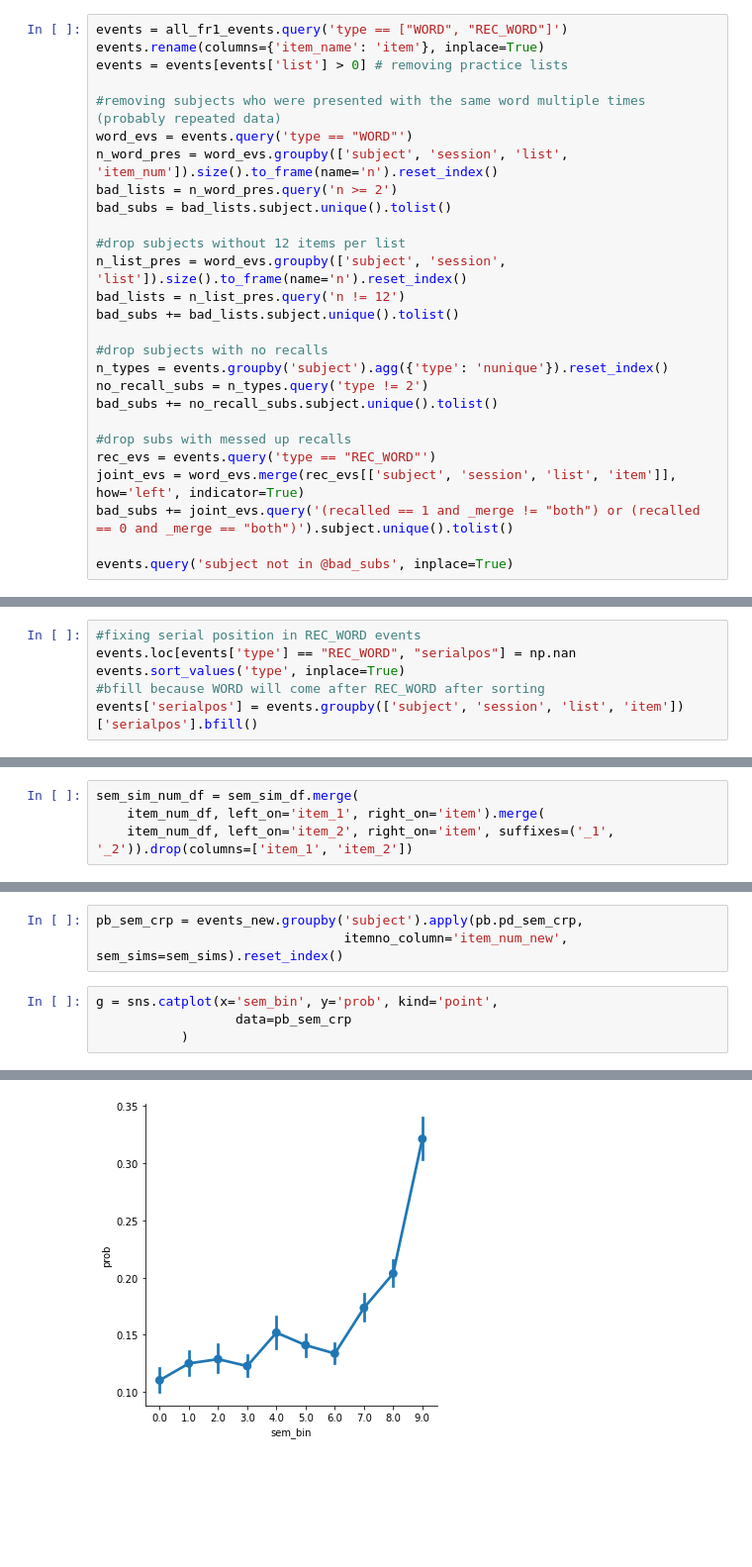
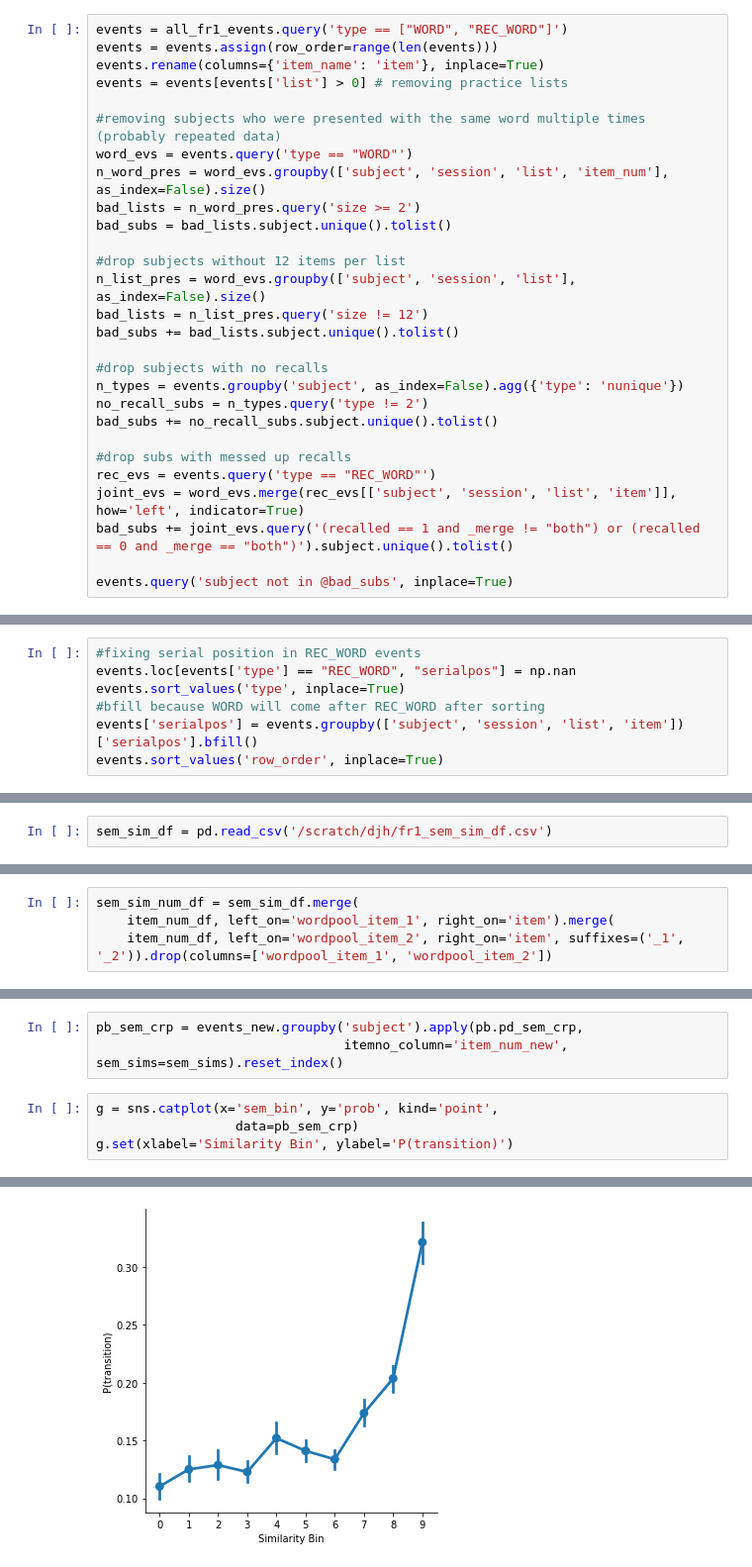
Before and after one commit to pennmem/pybeh_pd, a Jupyter notebook: FR1_analyses.ipynb, the cells around one changed output, grey strips where cells are left out. Shown at 99% size. Cells and saved outputs as stored; diff of their text form; blank space fills up the shorter version.

```diff
--- a/FR1_analyses.ipynb
+++ b/FR1_analyses.ipynb
@@ -10,21 +33,22 @@ all_fr1_events = cml.CMLReader.load_events(experiments=["FR1"])
 # %%
 events = all_fr1_events.query('type == ["WORD", "REC_WORD"]')
+events = events.assign(row_order=range(len(events)))
 events.rename(columns={'item_name': 'item'}, inplace=True)
 events = events[events['list'] > 0] # removing practice lists
 
 #removing subjects who were presented with the same word multiple times (probably repeated data)
 word_evs = events.query('type == "WORD"')
-n_word_pres = word_evs.groupby(['subject', 'session', 'list', 'item_num']).size().to_frame(name='n').reset_index()
-bad_lists = n_word_pres.query('n >= 2')
+n_word_pres = word_evs.groupby(['subject', 'session', 'list', 'item_num'], as_index=False).size()
+bad_lists = n_word_pres.query('size >= 2')
 bad_subs = bad_lists.subject.unique().tolist()
 
 #drop subjects without 12 items per list
-n_list_pres = word_evs.groupby(['subject', 'session', 'list']).size().to_frame(name='n').reset_index()
-bad_lists = n_list_pres.query('n != 12')
+n_list_pres = word_evs.groupby(['subject', 'session', 'list'], as_index=False).size()
+bad_lists = n_list_pres.query('size != 12')
 bad_subs += bad_lists.subject.unique().tolist()
 
 #drop subjects with no recalls
-n_types = events.groupby('subject').agg({'type': 'nunique'}).reset_index()
+n_types = events.groupby('subject', as_index=False).agg({'type': 'nunique'})
 no_recall_subs = n_types.query('type != 2')
 bad_subs += no_recall_subs.subject.unique().tolist()
 
@@ -45,6 +64,7 @@ events.loc[events['type'] == "REC_WORD", "serialpos"] = np.nan
 events.sort_values('type', inplace=True)
 #bfill because WORD will come after REC_WORD after sorting
 events['serialpos'] = events.groupby(['subject', 'session', 'list', 'item'])['serialpos'].bfill()
+events.sort_values('row_order', inplace=True)
 # %%
 word_evs = events.query('type == "WORD"')
 rec_evs = events.query('type == "REC_WORD"')
@@ -158,0 +204,2 @@ sem_sim_df.to_csv('/scratch/djh/fr1_sem_sim_df.csv')
+# %%
+sem_sim_df = pd.read_csv('/scratch/djh/fr1_sem_sim_df.csv')
@@ -159,7 +222,7 @@ sem_sim_df.to_csv('/scratch/djh/fr1_sem_sim_df.csv')
 # %%
 sem_sim_num_df = sem_sim_df.merge(
-    item_num_df, left_on='item_1', right_on='item').merge(
-    item_num_df, left_on='item_2', right_on='item', suffixes=('_1', '_2')).drop(columns=['item_1', 'item_2'])
+    item_num_df, left_on='wordpool_item_1', right_on='item').merge(
+    item_num_df, left_on='wordpool_item_2', right_on='item', suffixes=('_1', '_2')).drop(columns=['wordpool_item_1', 'wordpool_item_2'])
 # %%
 sem_sims = pd.pivot_table(sem_sim_num_df, index='item_num_1', columns='item_num_2', values='similarity', dropna=False)
 # %%
@@ -183,6 +246,6 @@ pb_sem_crp = events_new.groupby('subject').apply(pb.pd_sem_crp,
                                 itemno_column='item_num_new', sem_sims=sem_sims).reset_index()
 # %%
 g = sns.catplot(x='sem_bin', y='prob', kind='point',
-                  data=pb_sem_crp
-           )
+                  data=pb_sem_crp)
+g.set(xlabel='Similarity Bin', ylabel='P(transition)')
 # %% [output]
@@ -189,4 +253,4 @@ g = sns.catplot(x='sem_bin', y='prob', kind='point',
-[figure, old version]
+[figure, new version]
 # %%
 #using average bin value
 pb_sem_crp['avg_sem_bin_mean'] = pb_sem_crp.groupby('sem_bin')['sem_bin_mean'].transform('mean')
```
Also changed, not shown: parts of 22 cells of this notebook, 2 other files.
